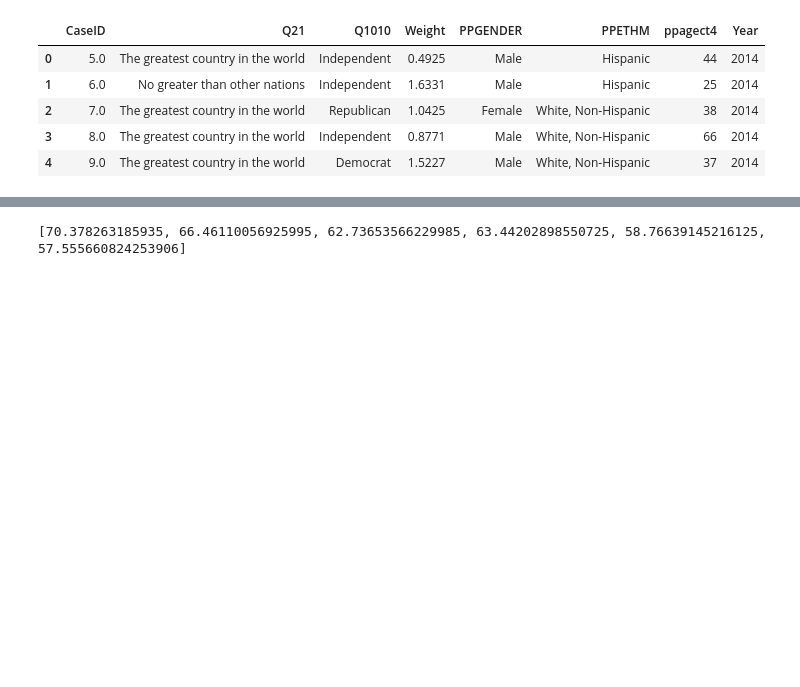
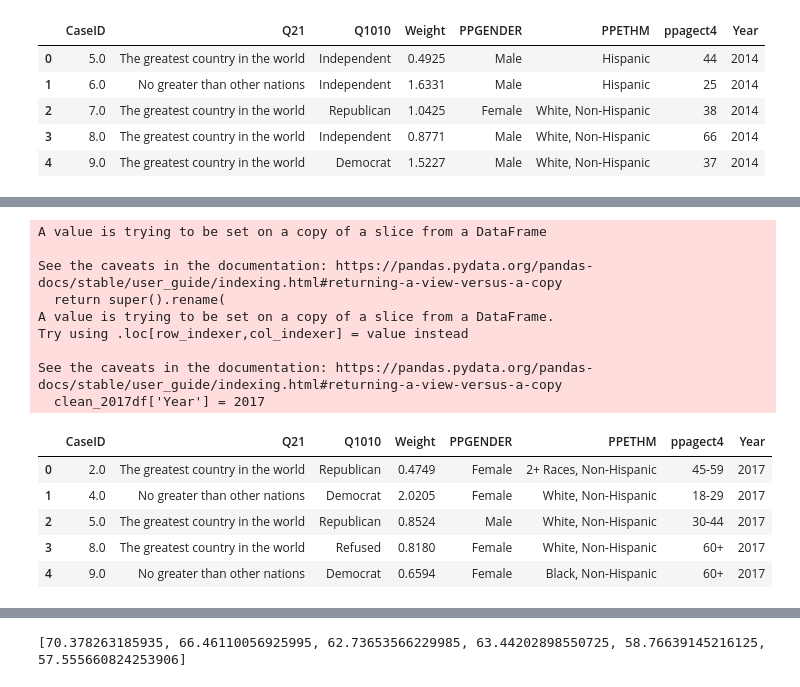
Before and after one commit to wesdevclimb/CodeLouPython2, a Jupyter notebook: Project/ProjectNotebook.ipynb, the cells around one changed output, grey strips where cells are left out. Saved outputs shown, nothing was run; the diff lists cells and outputs as text; code cells hidden in the pictures; blank space fills up the shorter version.

```diff
--- a/Project/ProjectNotebook.ipynb
+++ b/Project/ProjectNotebook.ipynb
@@ -95,0 +118,23 @@ See the caveats in the documentation: https://pandas.pydata.org/pandas-docs/stab
+# %%
+clean_2017df = CCGA2017df[['CaseID', 'Q21', 'Q1010', "Weight1", "PPGENDER", "PPETHM", "ppagect4"]]
+clean_2017df.rename(columns = {
+    'Weight1':'Weight'
+}, inplace=True)
+clean_2017df['Year'] = 2017
+clean_2017df.head()
+# %% [output]
+A value is trying to be set on a copy of a slice from a DataFrame
+
+See the caveats in the documentation: https://pandas.pydata.org/pandas-docs/stable/user_guide/indexing.html#returning-a-view-versus-a-copy
+  return super().rename(
+A value is trying to be set on a copy of a slice from a DataFrame.
+Try using .loc[row_indexer,col_indexer] = value instead
+
+See the caveats in the documentation: https://pandas.pydata.org/pandas-docs/stable/user_guide/indexing.html#returning-a-view-versus-a-copy
+  clean_2017df['Year'] = 2017
+|  | CaseID | Q21 | Q1010 | Weight | PPGENDER | PPETHM | ppagect4 | Year |
+| 0 | 2.0 | The greatest country in the world | Republican | 0.4749 | Female | 2+ Races, Non-Hispanic | 45-59 | 2017 |
+| 1 | 4.0 | No greater than other nations | Democrat | 2.0205 | Female | White, Non-Hispanic | 18-29 | 2017 |
+| 2 | 5.0 | The greatest country in the world | Republican | 0.8524 | Male | White, Non-Hispanic | 30-44 | 2017 |
+| 3 | 8.0 | The greatest country in the world | Refused | 0.8180 | Female | White, Non-Hispanic | 60+ | 2017 |
+| 4 | 9.0 | No greater than other nations | Democrat | 0.6594 | Female | Black, Non-Hispanic | 60+ | 2017 |
```
Also changed, not shown: parts of 9 cells of this notebook.
